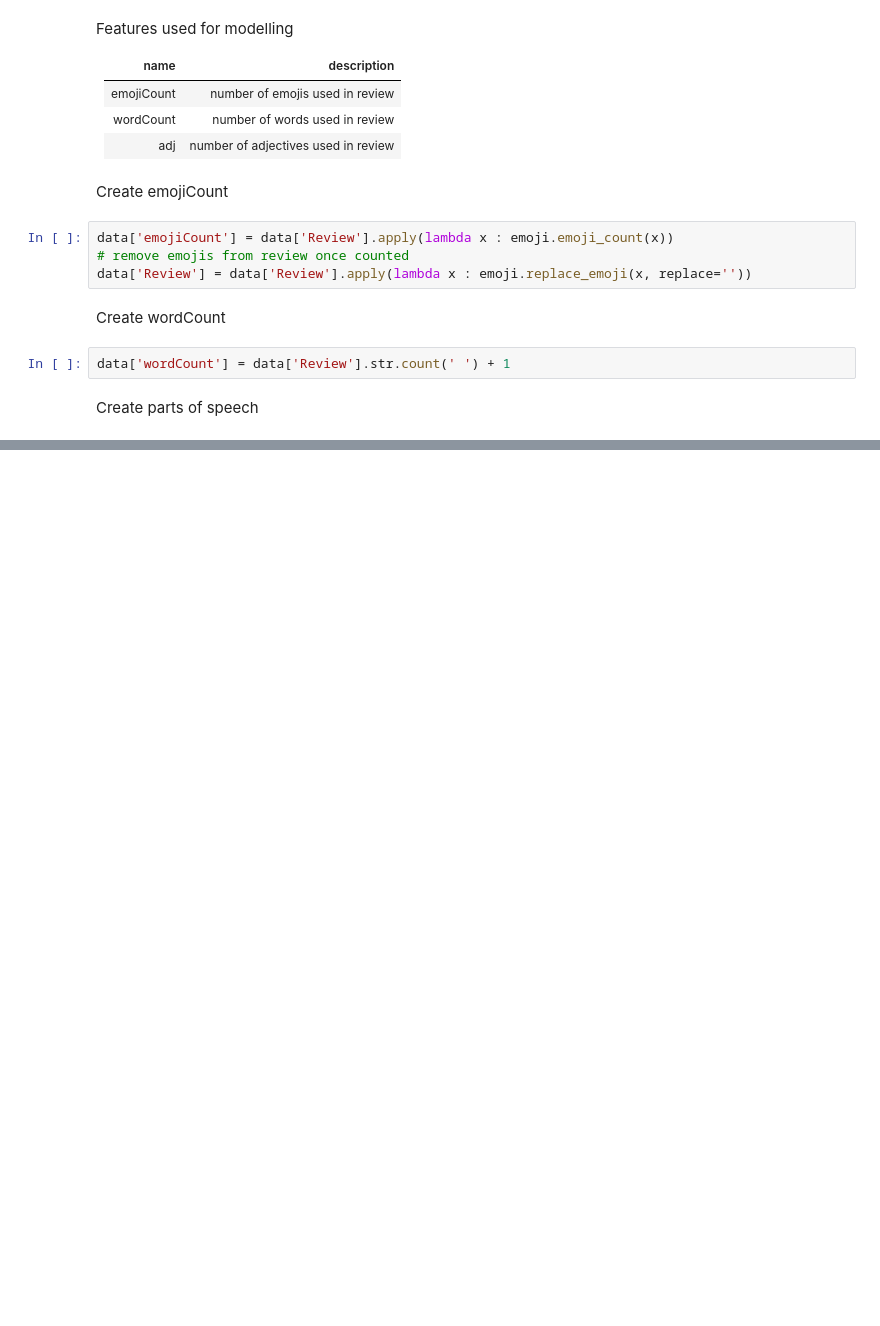
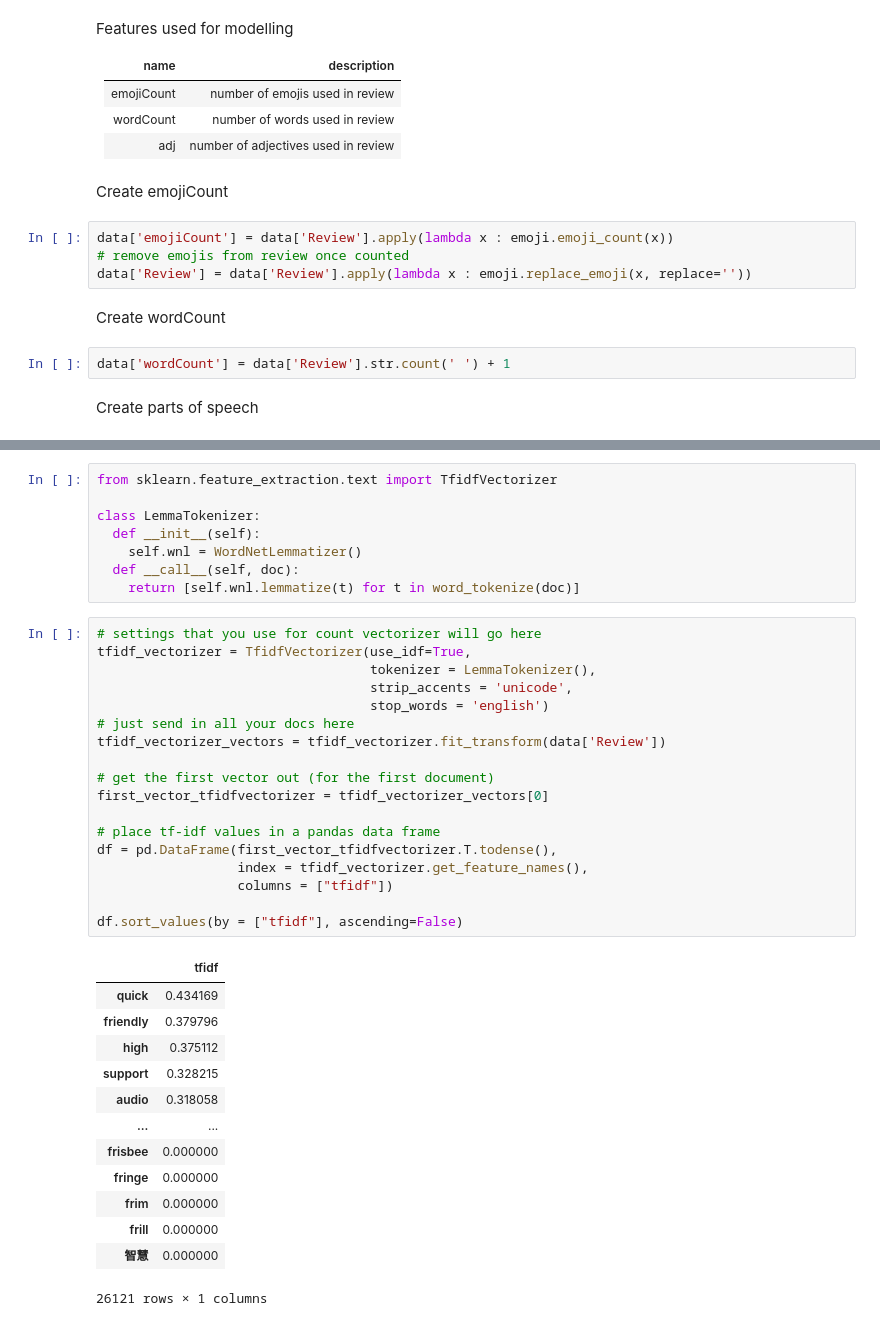
Before and after one commit to huimarco/spotify-rating-prediction, a Jupyter notebook: spotify_rating_prediction.ipynb, the cells around one changed output, grey strips where cells are left out. Saved outputs shown, nothing was run; the diff lists cells and outputs as text; blank space fills up the shorter version.

```diff
--- a/spotify_rating_prediction.ipynb
+++ b/spotify_rating_prediction.ipynb
@@ -138,0 +280,40 @@ Create parts of speech
+# %%
+from sklearn.feature_extraction.text import TfidfVectorizer
+
+class LemmaTokenizer:
+  def __init__(self):
+    self.wnl = WordNetLemmatizer()
+  def __call__(self, doc):
+    return [self.wnl.lemmatize(t) for t in word_tokenize(doc)]
+# %%
+# settings that you use for count vectorizer will go here
+tfidf_vectorizer = TfidfVectorizer(use_idf=True,
+                                   tokenizer = LemmaTokenizer(),
+                                   strip_accents = 'unicode',
+                                   stop_words = 'english')
+# just send in all your docs here
+tfidf_vectorizer_vectors = tfidf_vectorizer.fit_transform(data['Review'])
+
+# get the first vector out (for the first document)
+first_vector_tfidfvectorizer = tfidf_vectorizer_vectors[0]
+
+# place tf-idf values in a pandas data frame
+df = pd.DataFrame(first_vector_tfidfvectorizer.T.todense(),
+                  index = tfidf_vectorizer.get_feature_names(),
+                  columns = ["tfidf"])
+
+df.sort_values(by = ["tfidf"], ascending=False)
+# %% [output]
+|  | tfidf |
+| quick | 0.434169 |
+| friendly | 0.379796 |
+| high | 0.375112 |
+| support | 0.328215 |
+| audio | 0.318058 |
+| ... | ... |
+| frisbee | 0.000000 |
+| fringe | 0.000000 |
+| frim | 0.000000 |
+| frill | 0.000000 |
+| 智慧 | 0.000000 |
+26121 rows × 1 columns
```
Also changed, not shown: parts of 52 cells of this notebook.
